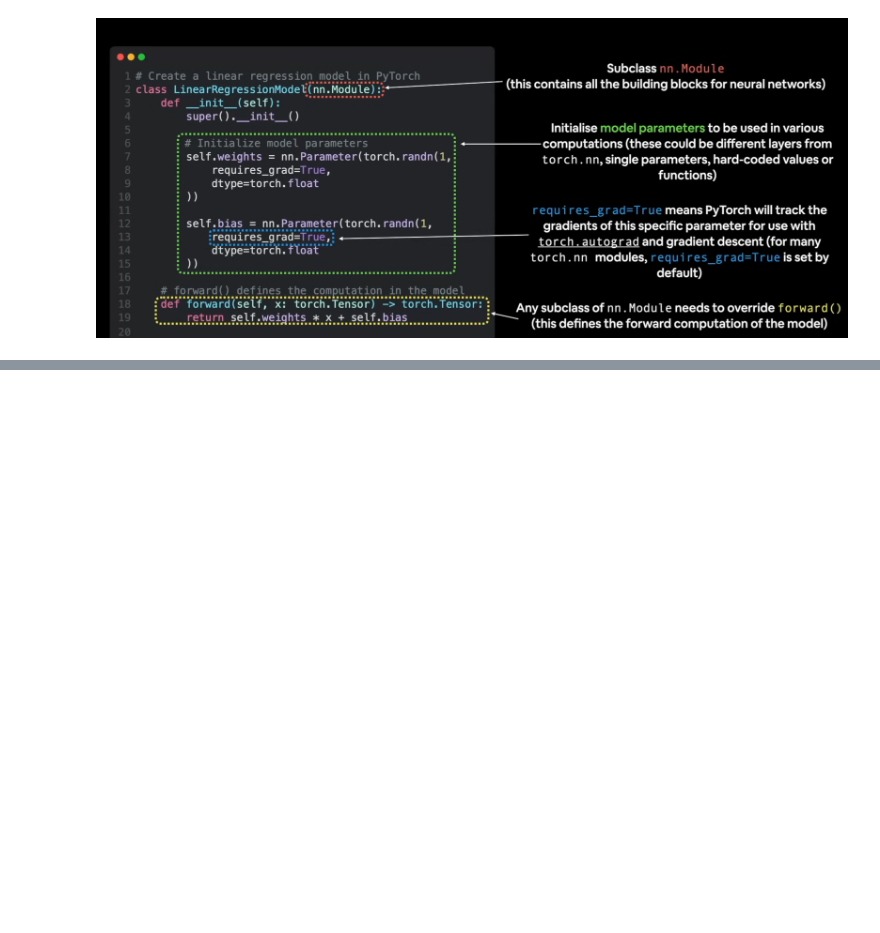
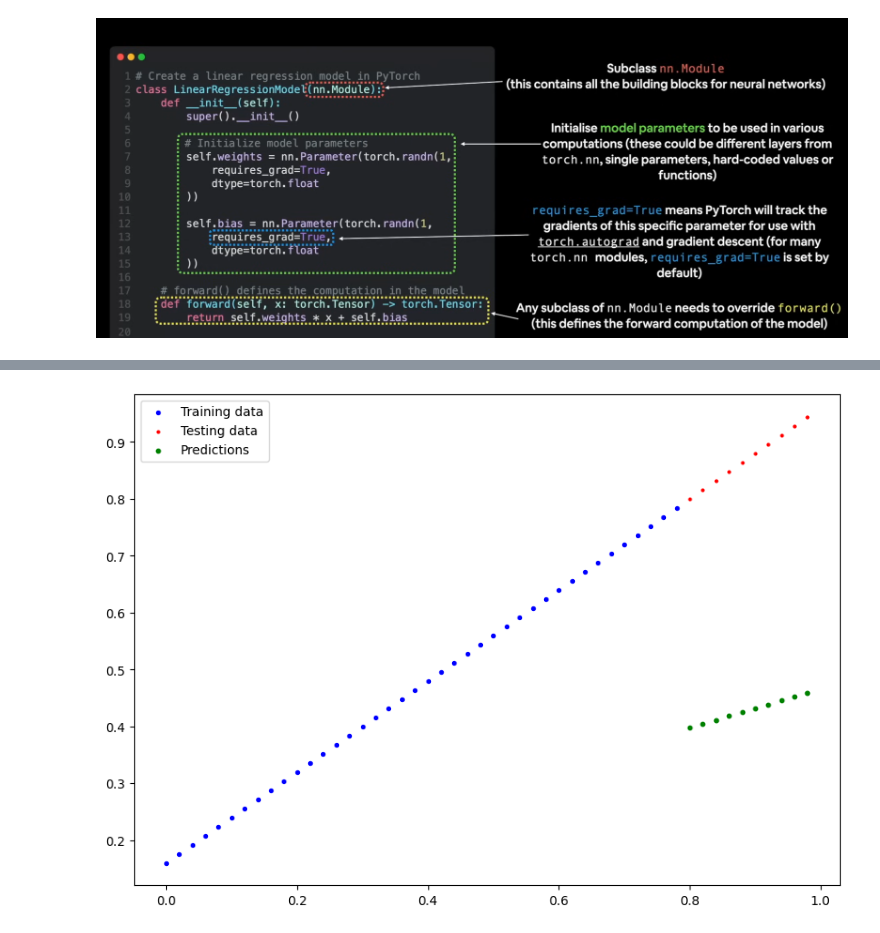
Before and after one commit to YashChaudhary16/PyTorch, a Jupyter notebook: 01_PyTorch_Workflow.ipynb, the cells around one changed output, grey strips where cells are left out. Cells and saved outputs as stored; diff of their text form; code cells hidden in the pictures; blank space fills up the shorter version.

```diff
--- a/01_PyTorch_Workflow.ipynb
+++ b/01_PyTorch_Workflow.ipynb
@@ -90,16 +92,14 @@ plot_predictions()
 # %%
-class LinearRegressionModel(nn.Module): # almost everything in PyTorch inherits from nn.Module, it is lego buiding bricks of PyTorch
-  def __init__(self):
-    super().__init__()
-    self.weights = nn.Parameter(torch.randn(1, # <- start with random values and try to adjust it to the ideal weight
-                                            requires_grad=True, # To keep track of gradients
-                                            dtype=torch.float))
-    self.bias = nn.Parameter(torch.sandn(1,
-                                         requires_grad=True,
-                                         dtype=torch.float))
+class LinearRegressionModel_0(nn.Module): # almost everything in PyTorch inherits from nn.Module, it is lego buiding bricks of PyTorch
+    def __init__(self):
+      super().__init__()
+      self.weights = nn.Parameter(torch.randn(1, # <- start with random values and try to adjust it to the ideal weight
+                                              requires_grad=True, # To keep track of gradients
+                                              dtype=torch.float))
+      self.bias = nn.Parameter(torch.randn(1,
+                                          requires_grad=True,
+                                          dtype=torch.float))
 
     # Forward method to define computation in the model
     def forward(self, x:torch.Tensor) -> torch.Tensor: # x is the input data
       return self.weights * x + self.bias # linear regression formula
-
-    def
@@ -105,0 +108,9 @@ class LinearRegressionModel(nn.Module): # almost everything in PyTorch inherits
+# %%
+# Create a random seed
+torch.manual_seed(42)
+
+# Create an instance of model
+model_0 = LinearRegressionModel_0()
+
+# Checking parameters
+list(model_0.parameters())
@@ -105,0 +128,8 @@ class LinearRegressionModel(nn.Module): # almost everything in PyTorch inherits
+# %%
+# Make predictions with model
+
+with torch.inference_mode(): # Disables all useful thing behind training, makes your code faster.
+  y_pred = model_0(X_test)
+
+'''You can also do something similar with torch.no_grad() but inference_mode is preferred'''
+y_pred
@@ -105,0 +147,4 @@ class LinearRegressionModel(nn.Module): # almost everything in PyTorch inherits
+# %%
+plot_predictions(predictions=y_pred)
+# %% [output]
+[figure, added]
```
Also changed, not shown: parts of 34 cells of this notebook.
